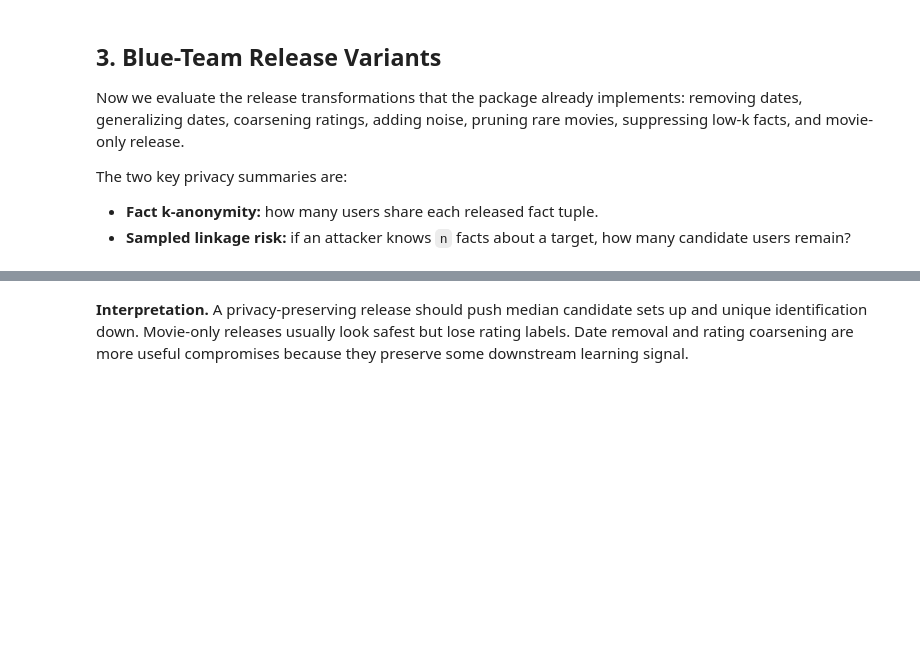
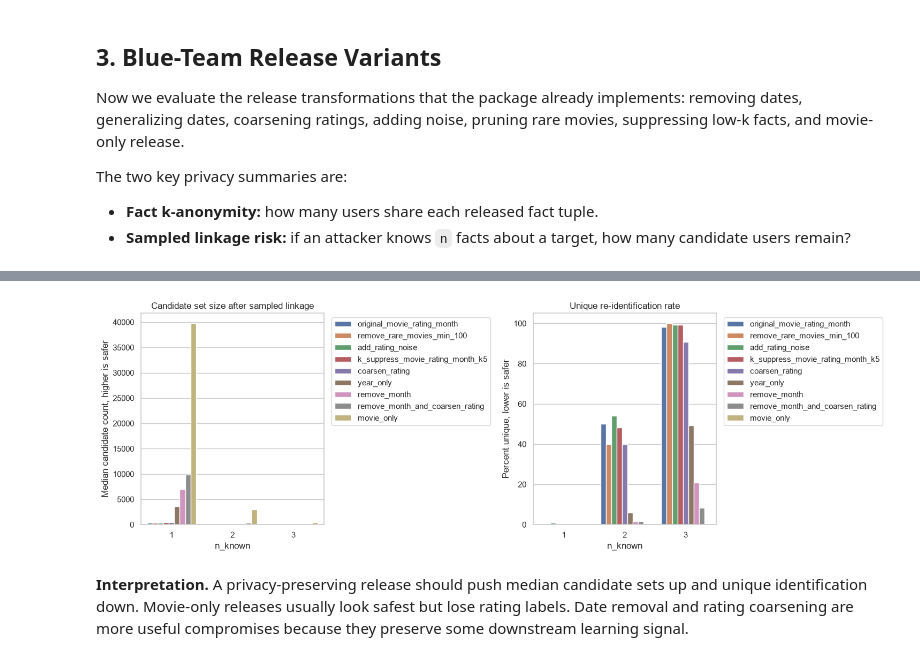
Before and after one commit to Erdos-Projects/summer26-guard-railing-sensitive-data, a Jupyter notebook: notebooks/04_empirical_privacy_utility_study.ipynb, the cells around one changed output, grey strips where cells are left out. Saved outputs shown, nothing was run; the diff lists cells and outputs as text; code cells hidden in the pictures; blank space fills up the shorter version.

```diff
--- a/notebooks/04_empirical_privacy_utility_study.ipynb
+++ b/notebooks/04_empirical_privacy_utility_study.ipynb
@@ -230,21 +302,24 @@ display(privacy_summary.head(12))
 # %%
+plt, sns = use_plotting()
 plot_privacy = privacy_summary[privacy_summary["n_known"].isin([1, 2, 3])].copy()
 fig, axes = plt.subplots(1, 2, figsize=(15, 5))
 
 if sns is not None:
     sns.barplot(data=plot_privacy, x="n_known", y="median_candidate_size", hue="release_name", ax=axes[0])
     sns.barplot(data=plot_privacy, x="n_known", y="pct_unique", hue="release_name", ax=axes[1])
 else:
     plot_privacy.pivot(index="n_known", columns="release_name", values="median_candidate_size").plot(kind="bar", ax=axes[0])
     plot_privacy.pivot(index="n_known", columns="release_name", values="pct_unique").plot(kind="bar", ax=axes[1])
 
 axes[0].set_title("Candidate set size after sampled linkage")
 axes[0].set_ylabel("Median candidate count, higher is safer")
 axes[1].set_title("Unique re-identification rate")
 axes[1].set_ylabel("Percent unique, lower is safer")
 for ax in axes:
     ax.legend(loc="upper left", bbox_to_anchor=(1.02, 1))
 plt.tight_layout()
+# %% [output]
+[figure, added]
 # %% [markdown]
 **Interpretation.** A privacy-preserving release should push median candidate sets up and unique identification down. Movie-only releases usually look safest but lose rating labels. Date removal and rating coarsening are more useful compromises because they preserve some downstream learning signal.
 # %% [markdown]
```
Also changed, not shown: parts of 16 cells of this notebook, 8 other files.
